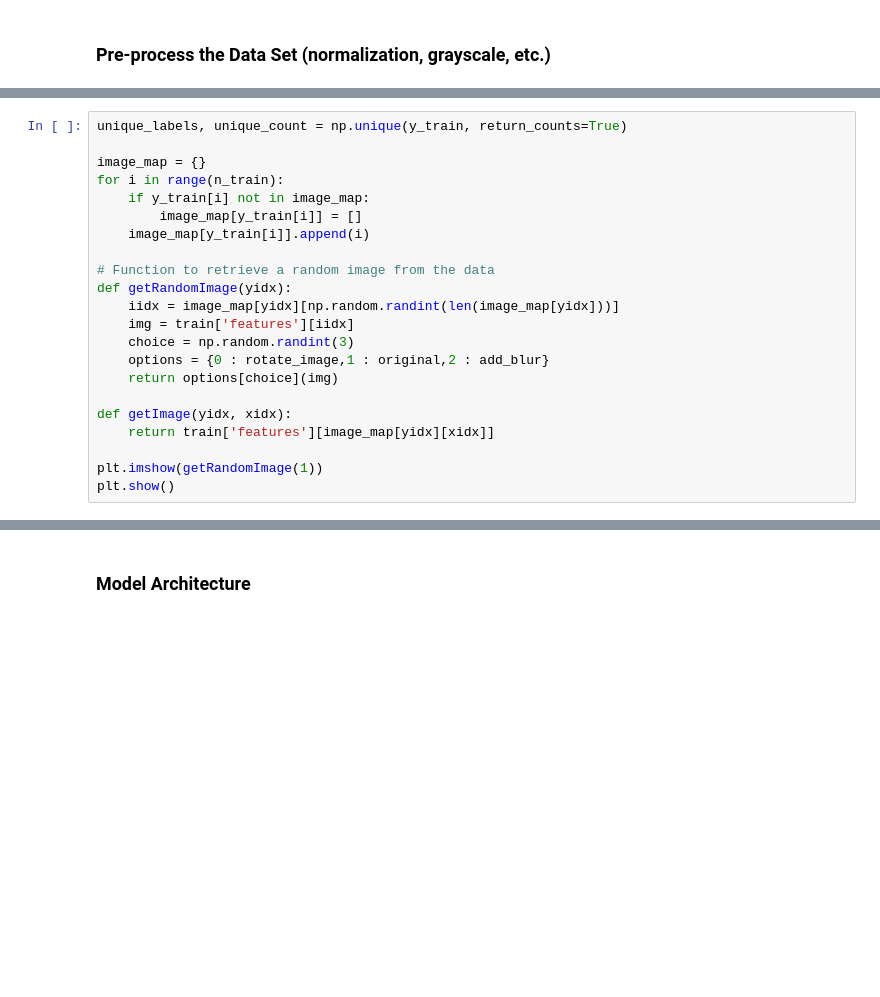
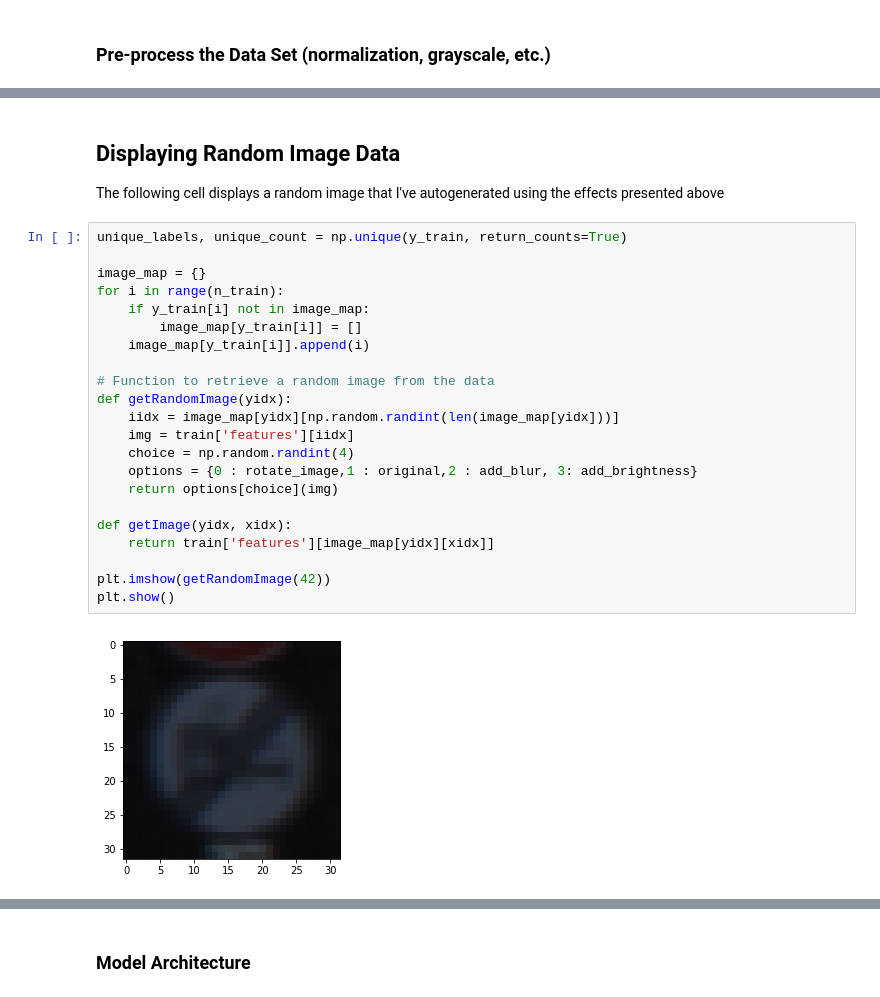
Before and after one commit to dbjnbnrj/CarND-Traffic-Sign-Classifier-Project, a Jupyter notebook: Traffic_Sign_Classifier.ipynb, the cells around one changed output, grey strips where cells are left out. Drawn from its saved outputs; the diff is of its cells as text; blank space fills up the shorter version.

```diff
--- a/Traffic_Sign_Classifier.ipynb
+++ b/Traffic_Sign_Classifier.ipynb
@@ -203,22 +260,28 @@ plt.show()
+# %% [markdown]
+## Displaying Random Image Data
+
+The following cell displays a random image that I've autogenerated using the effects presented above
 # %%
 unique_labels, unique_count = np.unique(y_train, return_counts=True)
 
 image_map = {}
 for i in range(n_train):
     if y_train[i] not in image_map:
         image_map[y_train[i]] = []
     image_map[y_train[i]].append(i)
 
 # Function to retrieve a random image from the data
 def getRandomImage(yidx):
     iidx = image_map[yidx][np.random.randint(len(image_map[yidx]))]
     img = train['features'][iidx]
-    choice = np.random.randint(3)
-    options = {0 : rotate_image,1 : original,2 : add_blur}
+    choice = np.random.randint(4)
+    options = {0 : rotate_image,1 : original,2 : add_blur, 3: add_brightness}
     return options[choice](img)
 
 def getImage(yidx, xidx):
     return train['features'][image_map[yidx][xidx]]
 
-plt.imshow(getRandomImage(1))
+plt.imshow(getRandomImage(42))
 plt.show()
+# %% [output]
+[figure, added]
```
Also changed, not shown: parts of 24 cells of this notebook.
